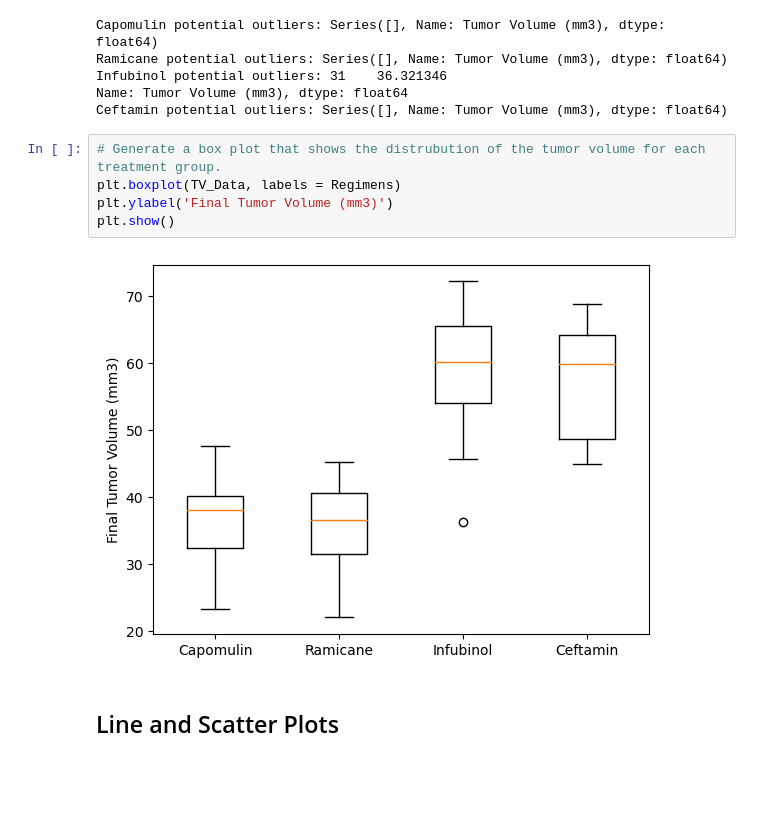
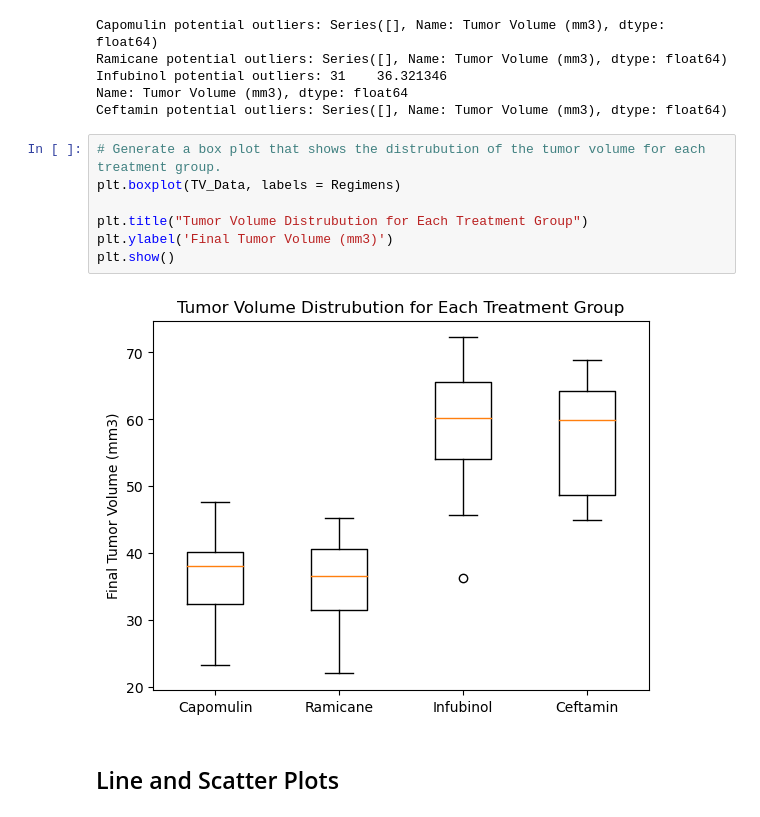
Before and after one commit to msryannhawkins/Matplotlib-Challenge, a Jupyter notebook: Pymaceuticals/pymaceuticals_starter.ipynb, the cells around one changed output. Drawn from its saved outputs; the diff is of its cells as text; blank space fills up the shorter version.

```diff
--- a/Pymaceuticals/pymaceuticals_starter.ipynb
+++ b/Pymaceuticals/pymaceuticals_starter.ipynb
@@ -316,10 +318,12 @@ Ceftamin potential outliers: Series([], Name: Tumor Volume (mm3), dtype: float64
 # %%
 # Generate a box plot that shows the distrubution of the tumor volume for each treatment group.
 plt.boxplot(TV_Data, labels = Regimens)
+
+plt.title("Tumor Volume Distrubution for Each Treatment Group")
 plt.ylabel('Final Tumor Volume (mm3)')
 plt.show()
 # %% [output]
-[figure, old version]
+[figure, new version]
 # %% [markdown]
 ## Line and Scatter Plots
 # %%
```
Also changed, not shown: parts of 3 cells of this notebook, 1 other file.
